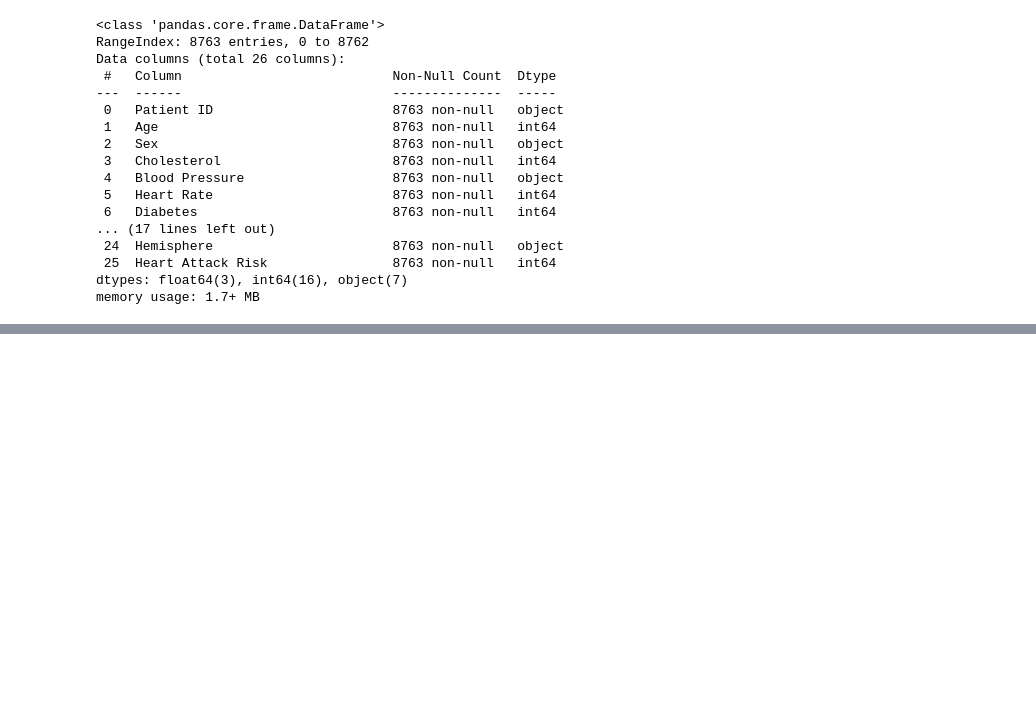
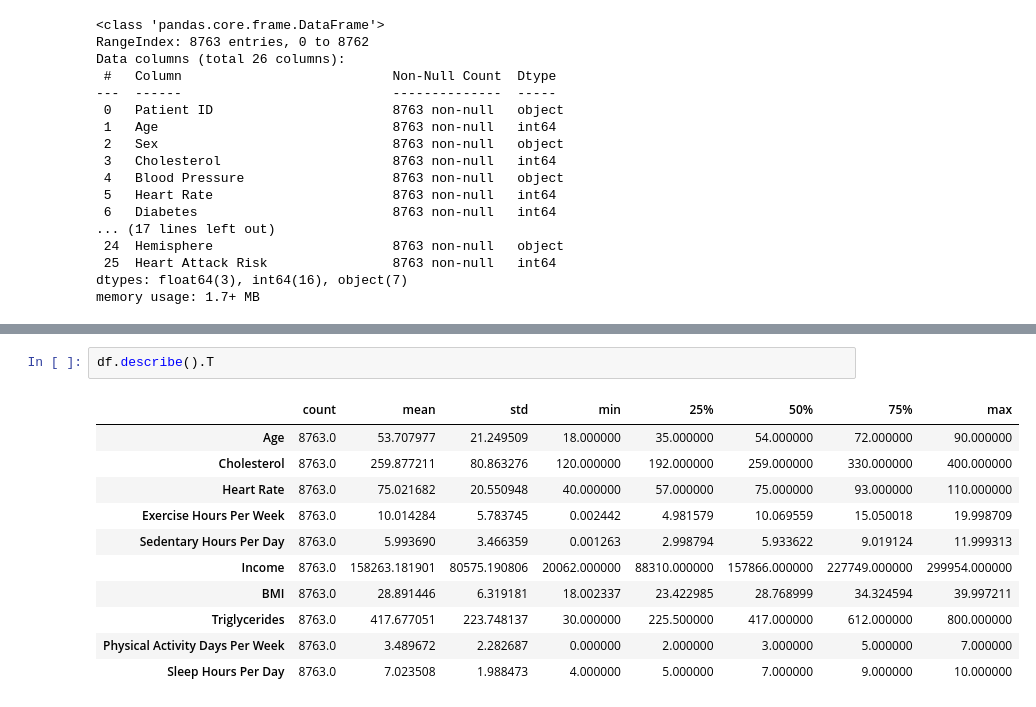
Before and after one commit to DeepikaPanneer/Heart-Attack-Risk-Prediction, a Jupyter notebook: EDA.ipynb, the cells around one changed output, grey strips where cells are left out. Drawn from its saved outputs; the diff is of its cells as text; blank space fills up the shorter version.

```diff
--- a/EDA.ipynb
+++ b/EDA.ipynb
@@ -64,0 +138,14 @@ memory usage: 1.7+ MB
+# %%
+df.describe().T
+# %% [output]
+|  | count | mean | std | min | 25% | 50% | 75% | max |
+| Age | 8763.0 | 53.707977 | 21.249509 | 18.000000 | 35.000000 | 54.000000 | 72.000000 | 90.000000 |
+| Cholesterol | 8763.0 | 259.877211 | 80.863276 | 120.000000 | 192.000000 | 259.000000 | 330.000000 | 400.000000 |
+| Heart Rate | 8763.0 | 75.021682 | 20.550948 | 40.000000 | 57.000000 | 75.000000 | 93.000000 | 110.000000 |
+| Exercise Hours Per Week | 8763.0 | 10.014284 | 5.783745 | 0.002442 | 4.981579 | 10.069559 | 15.050018 | 19.998709 |
+| Sedentary Hours Per Day | 8763.0 | 5.993690 | 3.466359 | 0.001263 | 2.998794 | 5.933622 | 9.019124 | 11.999313 |
+| Income | 8763.0 | 158263.181901 | 80575.190806 | 20062.000000 | 88310.000000 | 157866.000000 | 227749.000000 | 299954.000000 |
+| BMI | 8763.0 | 28.891446 | 6.319181 | 18.002337 | 23.422985 | 28.768999 | 34.324594 | 39.997211 |
+| Triglycerides | 8763.0 | 417.677051 | 223.748137 | 30.000000 | 225.500000 | 417.000000 | 612.000000 | 800.000000 |
+| Physical Activity Days Per Week | 8763.0 | 3.489672 | 2.282687 | 0.000000 | 2.000000 | 3.000000 | 5.000000 | 7.000000 |
+| Sleep Hours Per Day | 8763.0 | 7.023508 | 1.988473 | 4.000000 | 5.000000 | 7.000000 | 9.000000 | 10.000000 |
```
Also changed, not shown: parts of 10 cells of this notebook, 2 other files.
